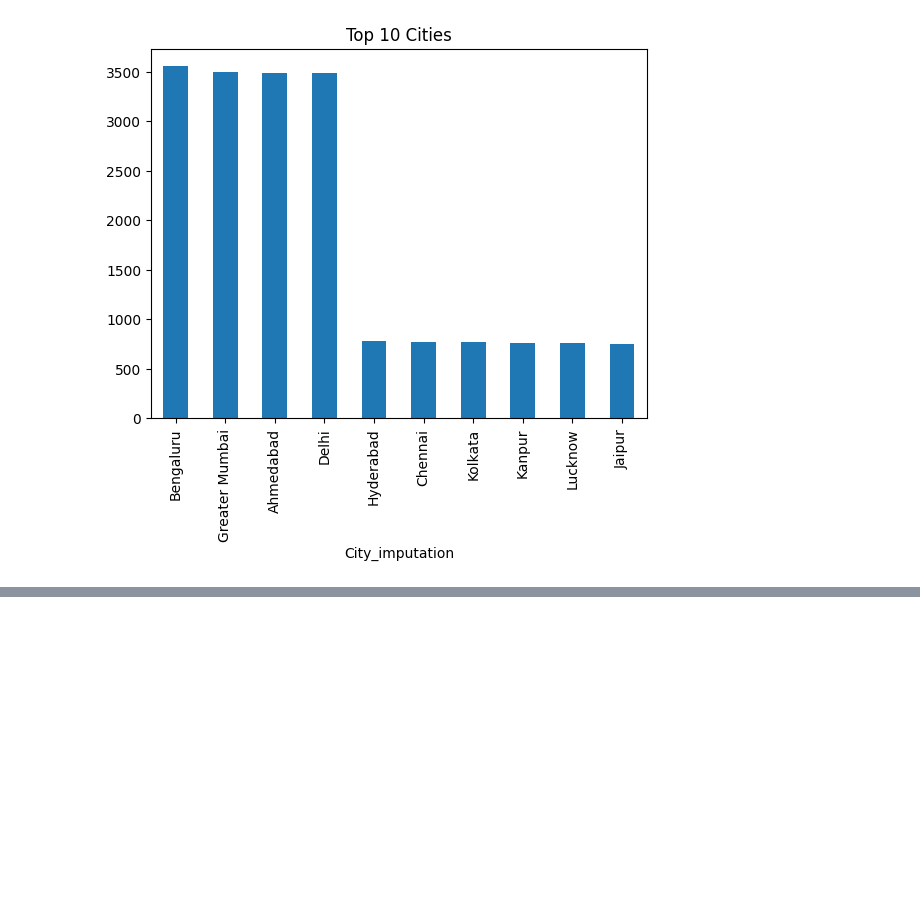
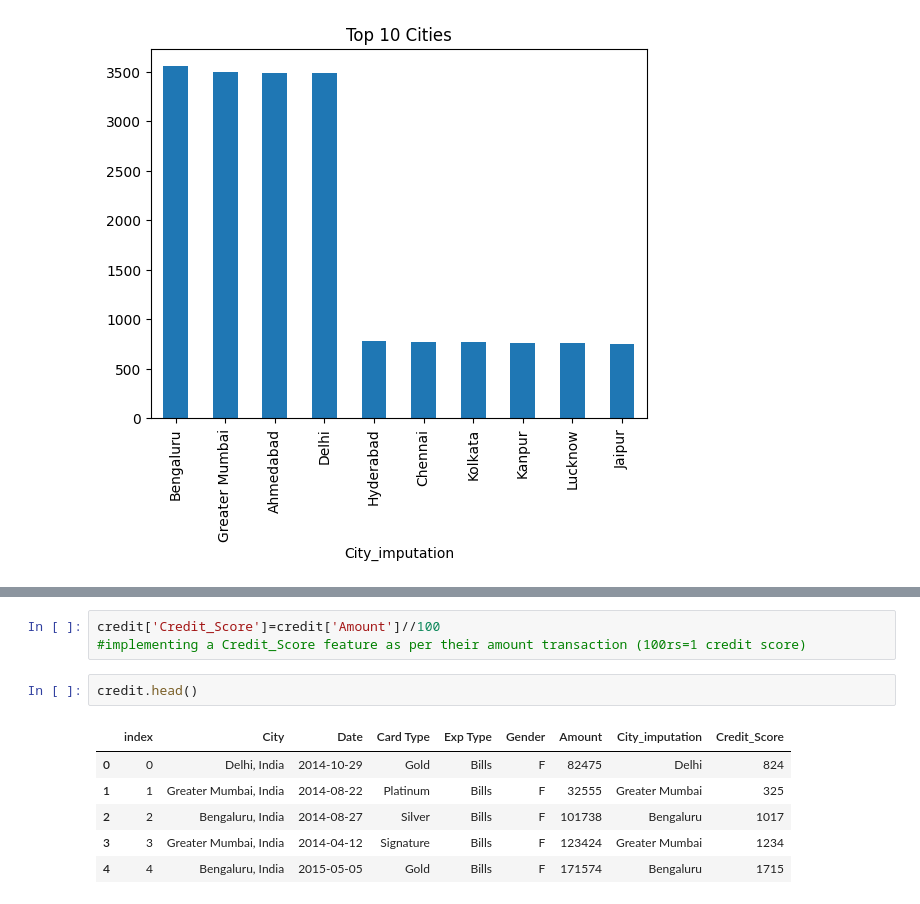
Before and after one commit to ankitg-02/Credit-Card-Transaction-Analysis, a Jupyter notebook: Credit_Card.ipynb, the cells around one changed output, grey strips where cells are left out. Drawn from its saved outputs; the diff is of its cells as text; blank space fills up the shorter version.

```diff
--- a/Credit_Card.ipynb
+++ b/Credit_Card.ipynb
@@ -188,0 +164,12 @@ plt.show()
+# %%
+credit['Credit_Score']=credit['Amount']//100
+#implementing a Credit_Score feature as per their amount transaction (100rs=1 credit score)
+# %%
+credit.head()
+# %% [output]
+|  | index | City | Date | Card Type | Exp Type | Gender | Amount | City_imputation | Credit_Score |
+| 0 | 0 | Delhi, India | 2014-10-29 | Gold | Bills | F | 82475 | Delhi | 824 |
+| 1 | 1 | Greater Mumbai, India | 2014-08-22 | Platinum | Bills | F | 32555 | Greater Mumbai | 325 |
+| 2 | 2 | Bengaluru, India | 2014-08-27 | Silver | Bills | F | 101738 | Bengaluru | 1017 |
+| 3 | 3 | Greater Mumbai, India | 2014-04-12 | Signature | Bills | F | 123424 | Greater Mumbai | 1234 |
+| 4 | 4 | Bengaluru, India | 2015-05-05 | Gold | Bills | F | 171574 | Bengaluru | 1715 |
```
Also changed, not shown: parts of 10 cells of this notebook.
